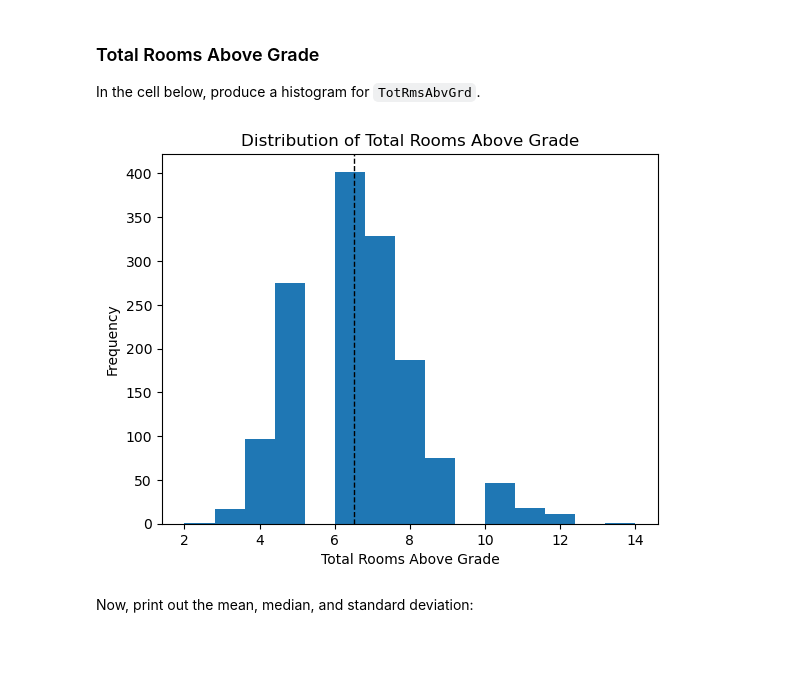
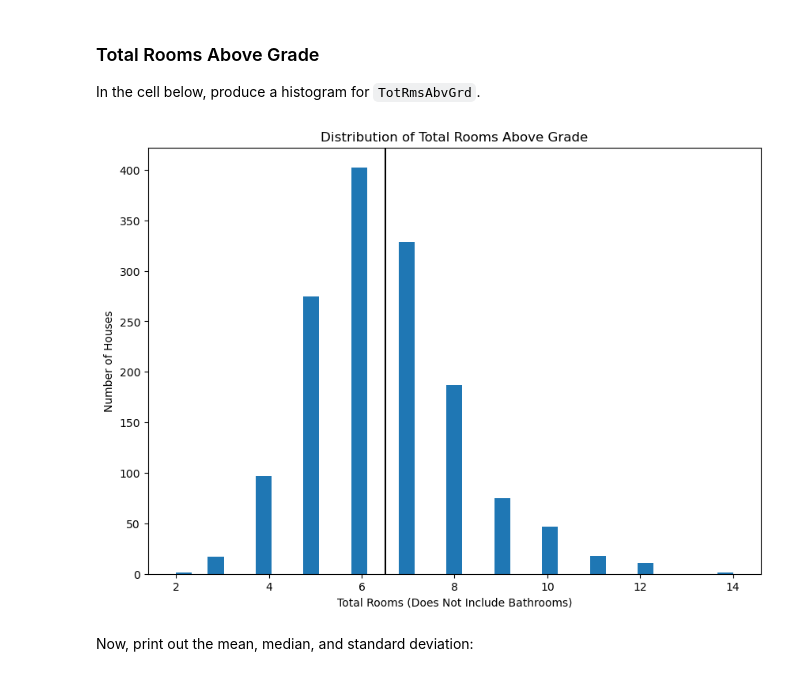
Before and after one commit to WinnieKabuya/dsc-pandas-eda-lab, a Jupyter notebook: index.ipynb, the cells around one changed output. Drawn from its saved outputs; the diff is of its cells as text; code cells hidden in the pictures; blank space fills up the shorter version.

```diff
--- a/index.ipynb
+++ b/index.ipynb
@@ -176,0 +167,24 @@ plt.show()
+# %%
+# Your code here
+def plot_histogram(df, column, title, xlabel, ylabel):
+    # Extract the relevant data
+    data = df[column]
+    mean = data.mean()
+    # Set up plot
+    fig, ax = plt.subplots(figsize=(10,7))
+    # Plot histogram
+    ax.hist(data, bins="auto")
+    # Plot vertical line
+    ax.axvline(mean, color="black")
+    # Customize title and axes labels
+    ax.set_title(title)
+    ax.set_xlabel(xlabel)
+    ax.set_ylabel(ylabel)
+
+plot_histogram(
+    df,
+    "SalePrice",
+    "Distribution of Sale Prices",
+    "Sale Price",
+    "Number of Houses"
+)
@@ -197,14 +213,16 @@ The mean sale price of homes in the dataset is approximately $180,921. The media
 In the cell below, produce a histogram for `TotRmsAbvGrd`.
 # %%
 # Your code here
-plt.hist(df["TotRmsAbvGrd"], bins=15)
-plt.axvline(df["TotRmsAbvGrd"].mean(), color="k", linestyle="dashed", linewidth=1)
-plt.title("Distribution of Total Rooms Above Grade")
-plt.xlabel("Total Rooms Above Grade")
-plt.ylabel("Frequency")
+plot_histogram(
+    df,
+    "TotRmsAbvGrd",
+    "Distribution of Total Rooms Above Grade",
+    "Total Rooms (Does Not Include Bathrooms)",
+    "Number of Houses"
+)
 plt.show()
 # %% [output]
-[figure, old version]
+[figure, new version]
 # %% [markdown]
 Now, print out the mean, median, and standard deviation:
 # %%
```
Also changed, not shown: parts of 8 cells of this notebook.
